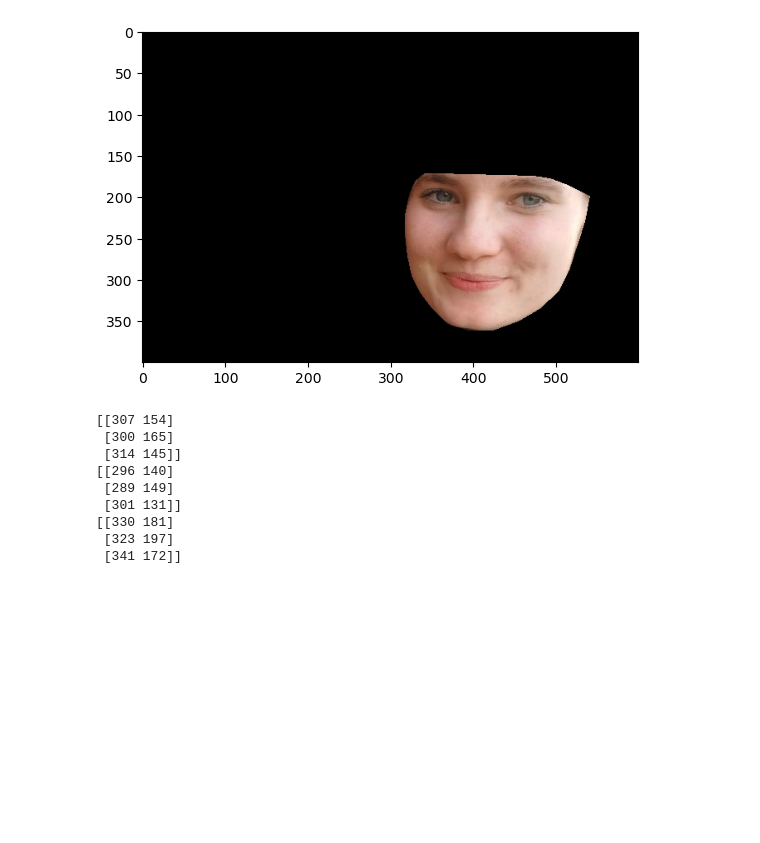
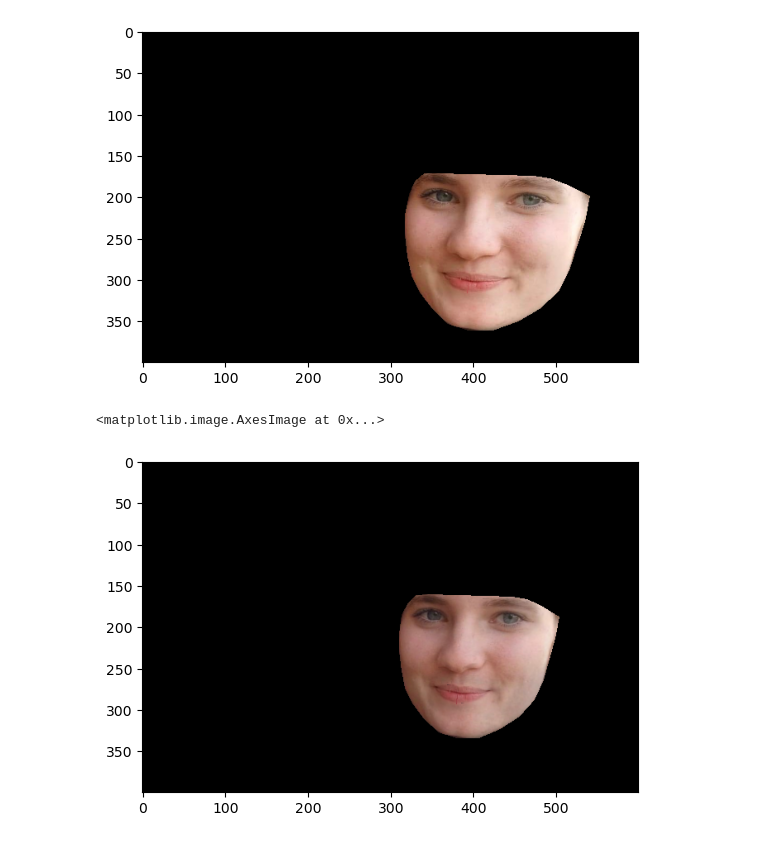
Before and after one commit to Shapke01/facePlay, a Jupyter notebook: capture.ipynb, the cells around one changed output. Saved outputs shown, nothing was run; the diff lists cells and outputs as text; code cells hidden in the pictures; blank space fills up the shorter version.

Commit message:
face morphing

```diff
--- a/capture.ipynb
+++ b/capture.ipynb
@@ -135,6 +135,7 @@ class Face:
         self.trans_masks = None
 
         if not self._empty_face(img):
+            img = cv2.resize(img, (600,400))
 
             rectangle = self._init_rectangle(img, detector)
 
@@ -215,7 +215,6 @@ x = cv2.resize(x, (600,400))
 stachu = Face(x, INDICES, detector, predictor)
 # %%
 x = np.array(Image.open('Zuzka.jpg'))
-x = cv2.resize(x, (600,400))
 zuzka = Face(x, INDICES, detector, predictor)
 # %%
 def put_face_on_image(face: Face, image):
@@ -262,28 +261,49 @@ def normalize(w):
 # %%
 def combine_faces(faces: list[Face], weights: list[float] = [None]) -> Face:
 
     _check_faces(faces)
 
     if weights[0] == None:
         weights = [1/len(faces)] * len(faces)
     _check_weights(faces, weights)
     weights = normalize(weights)
 
     new_face = Face()
 
+    new_coords = faces[0].tris_coords * weights[0]
+    for face, weight in zip(faces[1:], weights[1:]):
+        new_coords += face.tris_coords * weight
+    new_coords = np.round(new_coords).astype(np.int32)
+    new_face.tris_coords = new_coords
 
-    new_coords = np.round(faces[0].tris_coords * weights[0] + faces[1].tris_coords * weights[1]).astype(np.int32)
-    print(new_coords[0,:,:])
-    print(faces[0].tris_coords[0,:,:])
-    print(faces[1].tris_coords[0,:,:])
-combine_faces(faces=[stachu,zuzka], weights=[2,1])
+    for face in faces:
+        face.transform(new_coords)
+
+    new_face.tris_coords_min = new_face.minimize_coords(new_face.tris_coords)
+    new_face.tris_bboxes = new_face.get_bboxes(new_face.tris_coords)
+
+    face_parts = []
+    for idx_ignore, (face, weight) in enumerate(zip(faces, weights)):
+        for idx, part in enumerate(face.trans_tris_image_parts):
+            if idx_ignore == 0:
+                face_parts.append(part * weight)
+            else:
+                face_parts[idx] += part*weight
+
+    for idx, part in enumerate(face_parts):
+        face_parts[idx] = part.astype(np.uint8)
+
+    new_face.tris_image_parts = face_parts
+
+    new_face.transform(new_face.tris_coords)
+
+    return new_face
+
+new_face = combine_faces(faces=[stachu,zuzka], weights=[1,3])
+
+
+img = put_face_on_image(new_face, np.zeros((400, 600, 3), dtype=np.uint8))
+plt.imshow(img)
 # %% [output]
-[[307 154]
- [300 165]
- [314 145]]
-[[296 140]
- [289 149]
- [301 131]]
-[[330 181]
- [323 197]
- [341 172]]
+<matplotlib.image.AxesImage at 0x...>
+[figure, added]
```
Also changed, not shown: parts of 8 cells of this notebook, 4 other files.
